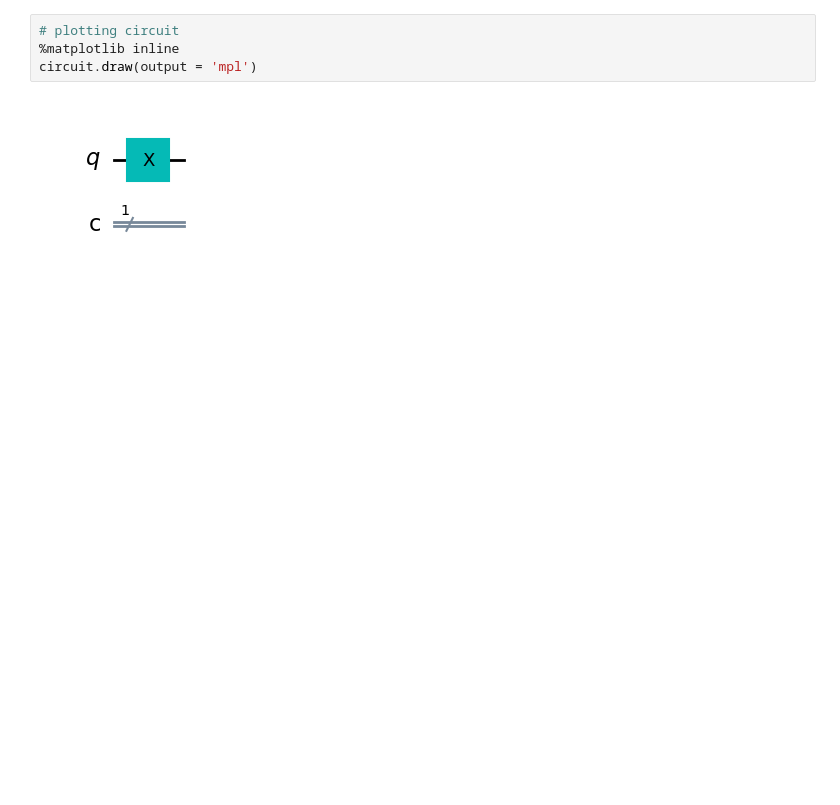
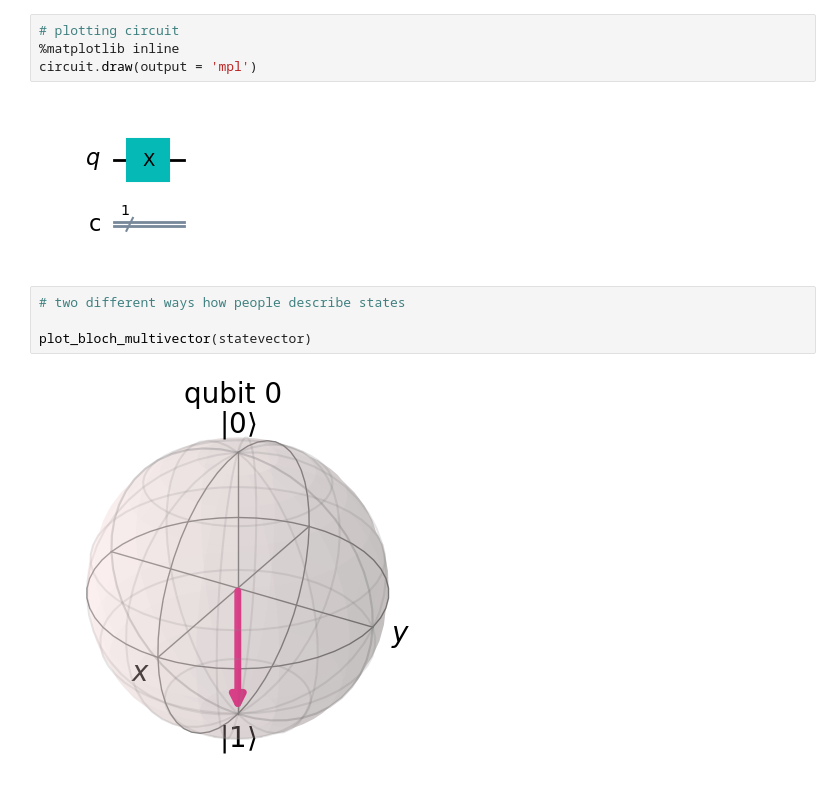
Before and after one commit to Milind-cod3-base/Qiskit_prac, a Jupyter notebook: q_gates.ipynb, the cells around one changed output. Cells and saved outputs as stored; diff of their text form; blank space fills up the shorter version.

Commit message:
Plot statevector representation

```diff
--- a/q_gates.ipynb
+++ b/q_gates.ipynb
@@ -49,3 +49,9 @@ Statevector([0.+0.j, 1.+0.j],
 circuit.draw(output = 'mpl')
 # %% [output]
 [figure]
+# %%
+# two different ways how people describe states
+
+plot_bloch_multivector(statevector)
+# %% [output]
+[figure, added]
```
Also changed, not shown: parts of 1 cell of this notebook.
